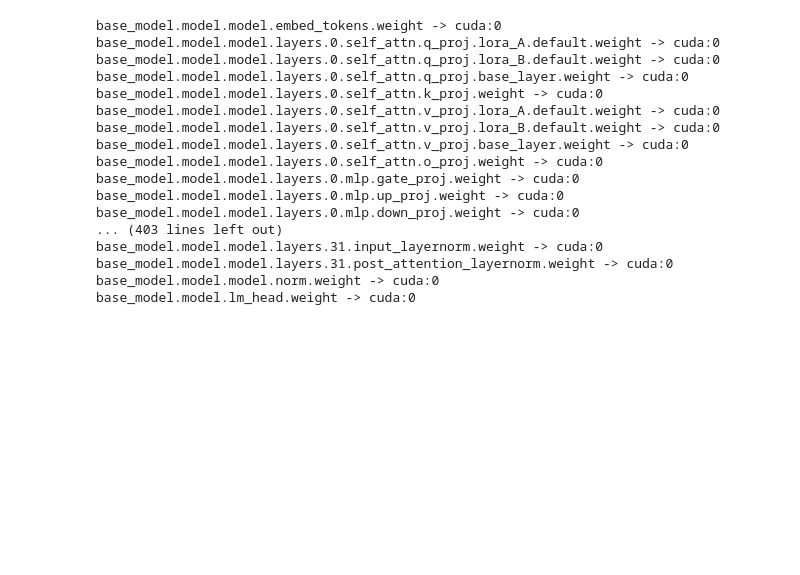
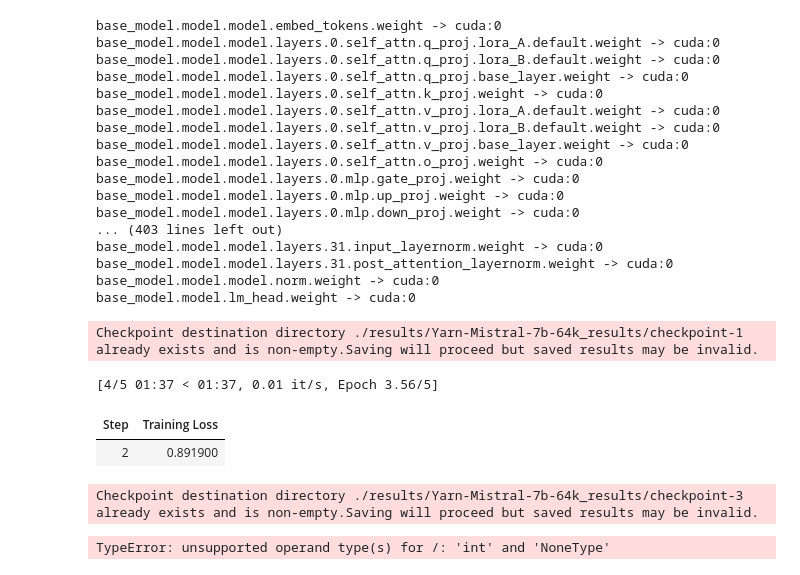
Before and after one commit to flashlin/Samples, a Jupyter notebook: torch-qa/ipy/Yarn-Mistral-7b-64k-finetune.ipynb, the cells around one changed output. Cells and saved outputs as stored; diff of their text form; code cells hidden in the pictures; blank space fills up the shorter version.

```diff
--- a/torch-qa/ipy/Yarn-Mistral-7b-64k-finetune.ipynb
+++ b/torch-qa/ipy/Yarn-Mistral-7b-64k-finetune.ipynb
@@ -13,13 +15,15 @@ import json
 
 extract_qa_train_file = '../fine-tune/results/qa.jsonl'
 
+count = 0
 with open(extract_qa_train_file, 'r', encoding='utf-8') as f:
    max_train_input_length = 0
    for line in f:
       row = json.loads(line)
+      count += 1
       input_len = len(row['instruction'])
       if input_len > max_train_input_length:
          max_train_input_length = input_len
 
-max_train_input_length
+print(f"{count=} {max_train_input_length=} {max_train_input_length/count=}")
 # %% [output]
@@ -167,20 +171,21 @@ from transformers import TrainingArguments
 
 train_args = TrainingArguments(
   output_dir = "./results/Yarn-Mistral-7b-64k_results",
-  num_train_epochs=10,
-  max_steps = 2,
+  num_train_epochs=5,
+  # max_steps = 2,
   per_device_train_batch_size = 2,
   gradient_accumulation_steps = 16,
   warmup_steps=0.03,
-  logging_steps=10,
+  logging_steps=1,
   save_strategy="epoch",
   #evaluation_strategy="epoch",
-  evaluation_strategy="steps",
-  eval_steps=20, # comment out this line if you want to evaluate at the end of each epoch
+  #evaluation_strategy="steps",
+  #eval_steps=1,
   learning_rate=1e-4,
   bf16=True,
   lr_scheduler_type='constant',
-  report_to=["wandb"],
+  report_to=None,
+  disable_tqdm=False,
 )
 # %%
 from trl import SFTTrainer, DataCollatorForCompletionOnlyLM
@@ -202,7 +207,7 @@ def create_prompt_format(sample):
 trainer = SFTTrainer(
   model=peft_model,
   peft_config=peft_config,
-  max_seq_length = max_train_input_length,
+  max_seq_length = 1000,
   tokenizer=tokenizer,
   packing=True,
   formatting_func=create_prompt_format,
@@ -212,4 +217,11 @@ trainer = SFTTrainer(
   #eval_dataset=instruct_tune_dataset["test"]
 )
 # %%
-trainer.train(resume_from_checkpoint=False)
+trainer.train(resume_from_checkpoint=True)
+# %% [output]
+Checkpoint destination directory ./results/Yarn-Mistral-7b-64k_results/checkpoint-1 already exists and is non-empty.Saving will proceed but saved results may be invalid.
+[4/5 01:37 < 01:37, 0.01 it/s, Epoch 3.56/5]
+| Step | Training Loss |
+| 2 | 0.891900 |
+Checkpoint destination directory ./results/Yarn-Mistral-7b-64k_results/checkpoint-3 already exists and is non-empty.Saving will proceed but saved results may be invalid.
+TypeError: unsupported operand type(s) for /: 'int' and 'NoneType'
```
Also changed, not shown: parts of 4 cells of this notebook, 3 other files.
